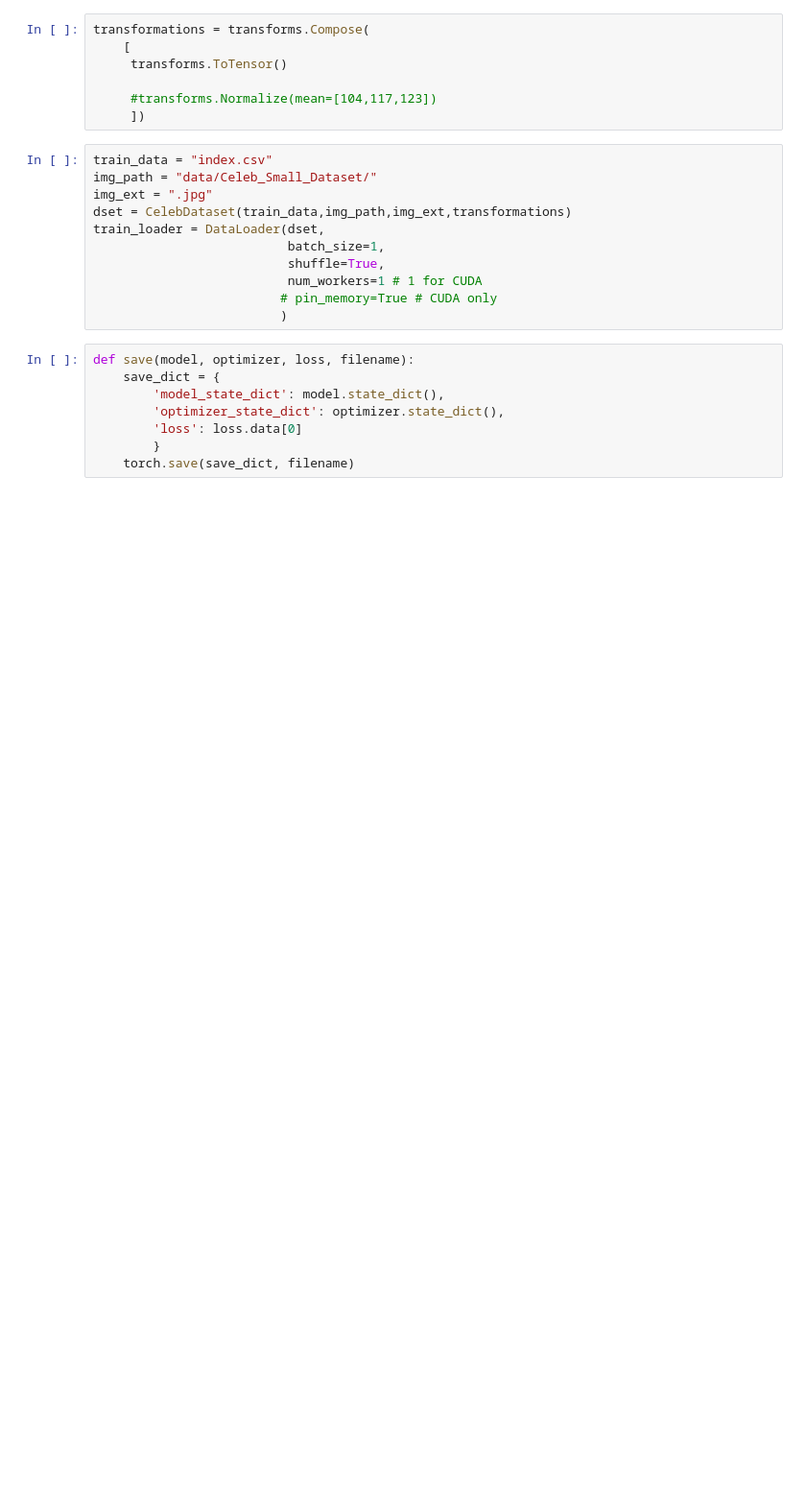
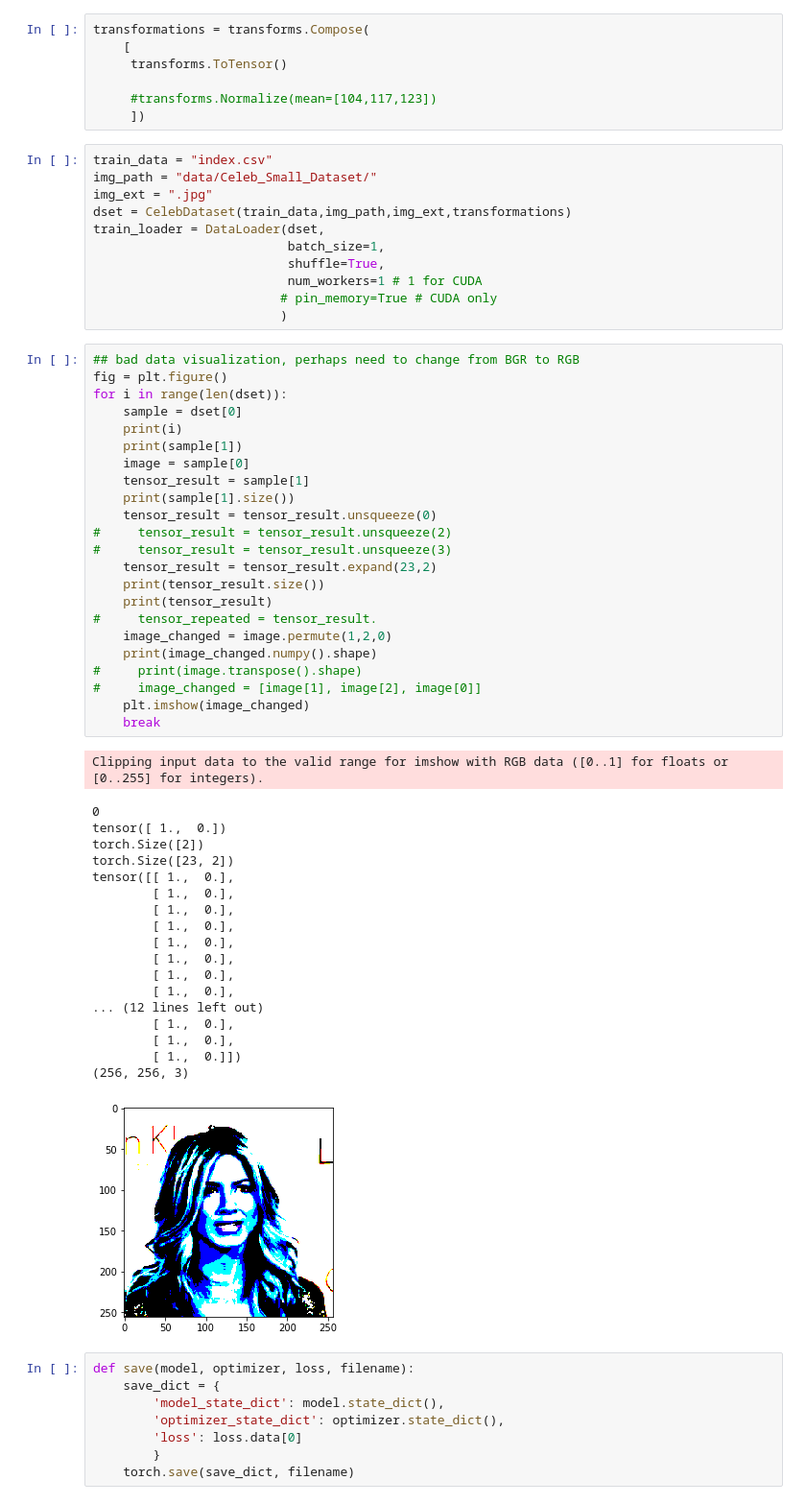
Before and after one commit to parthjayaram/ComputerVision_FinalProj, a Jupyter notebook: Finetuning_clean.ipynb, the cells around one changed output. Shown at 96% size. Drawn from its saved outputs; the diff is of its cells as text; blank space fills up the shorter version.

```diff
--- a/Finetuning_clean.ipynb
+++ b/Finetuning_clean.ipynb
@@ -85,6 +84,49 @@ train_loader = DataLoader(dset,
                           num_workers=1 # 1 for CUDA
                          # pin_memory=True # CUDA only
                          )
+# %%
+## bad data visualization, perhaps need to change from BGR to RGB
+fig = plt.figure()
+for i in range(len(dset)):
+    sample = dset[0]
+    print(i)
+    print(sample[1])
+    image = sample[0]
+    tensor_result = sample[1]
+    print(sample[1].size())
+    tensor_result = tensor_result.unsqueeze(0)
+#     tensor_result = tensor_result.unsqueeze(2)
+#     tensor_result = tensor_result.unsqueeze(3)
+    tensor_result = tensor_result.expand(23,2)
+    print(tensor_result.size())
+    print(tensor_result)
+#     tensor_repeated = tensor_result.
+    image_changed = image.permute(1,2,0)
+    print(image_changed.numpy().shape)
+#     print(image.transpose().shape)
+#     image_changed = [image[1], image[2], image[0]]
+    plt.imshow(image_changed)
+    break
+# %% [output]
+Clipping input data to the valid range for imshow with RGB data ([0..1] for floats or [0..255] for integers).
+0
+tensor([ 1.,  0.])
+torch.Size([2])
+torch.Size([23, 2])
+tensor([[ 1.,  0.],
+        [ 1.,  0.],
+        [ 1.,  0.],
+        [ 1.,  0.],
+        [ 1.,  0.],
+        [ 1.,  0.],
+        [ 1.,  0.],
+        [ 1.,  0.],
+... (12 lines left out)
+        [ 1.,  0.],
+        [ 1.,  0.],
+        [ 1.,  0.]])
+(256, 256, 3)
+[figure, added]
 # %%
 def save(model, optimizer, loss, filename):
     save_dict = {
```
Also changed, not shown: parts of 8 cells of this notebook, 5 other files.
